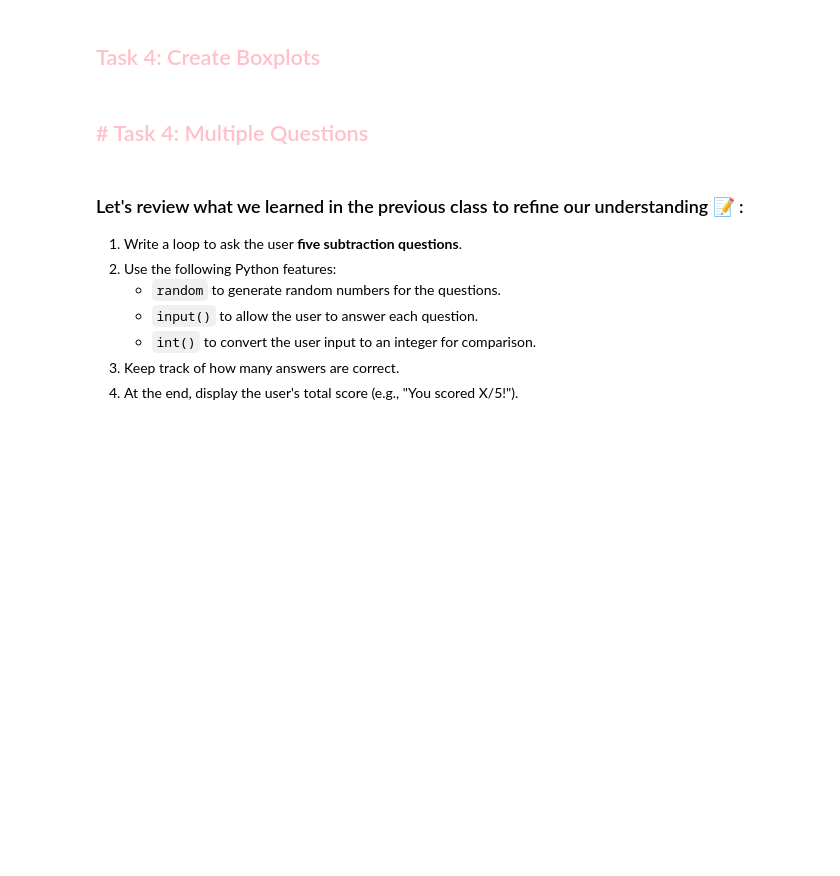
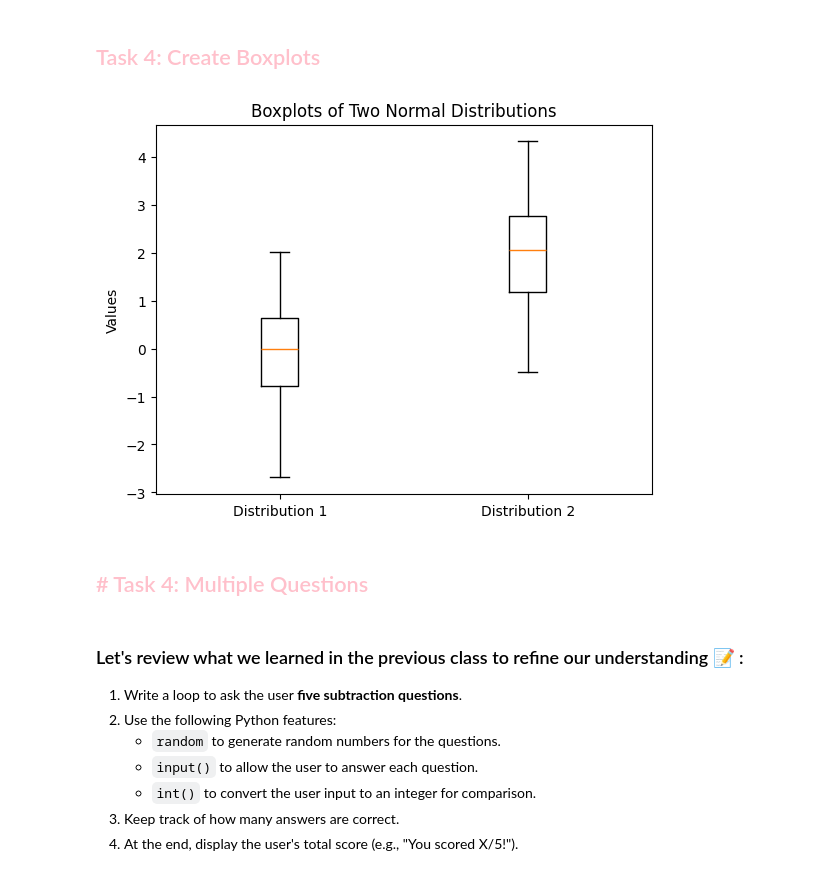
Before and after one commit to Lihierez/python-assignments, a Jupyter notebook: day04/assignment-t-test.ipynb, the cells around one changed output. Cells and saved outputs as stored; diff of their text form; code cells hidden in the pictures; blank space fills up the shorter version.

```diff
--- a/day04/assignment-t-test.ipynb
+++ b/day04/assignment-t-test.ipynb
@@ -79,10 +67,12 @@ plt.show()
 ## <font color = "pink" >Task 4: Create Boxplots
 # %%
 # Create boxplots
-plt.boxplot([dist1, dist2])#TODO:
-plt.title()#TODO:
-plt.ylabel()#TODO:
+plt.boxplot([dist1, dist2], labels=[ 'Distribution 1', 'Distribution 2'])
+plt.title('Boxplots of Two Normal Distributions')
+plt.ylabel('Values')
 plt.show()
+# %% [output]
+[figure, added]
 # %% [markdown]
 ## <font color ='pink'> # Task 4: Multiple Questions
 # %% [markdown]
```
Also changed, not shown: parts of 4 cells of this notebook.
